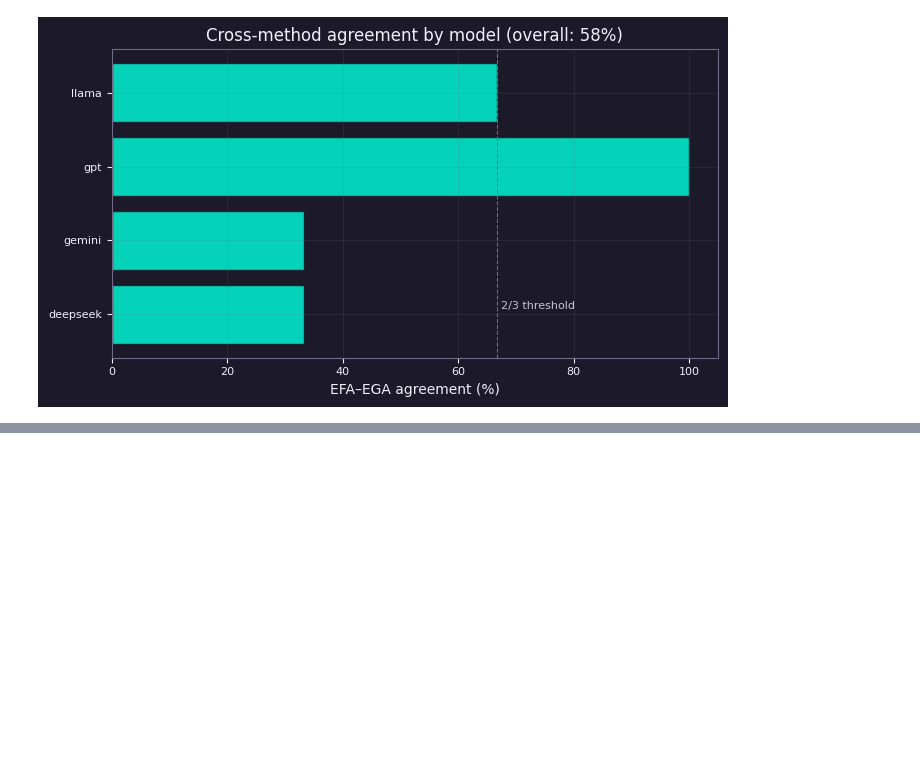
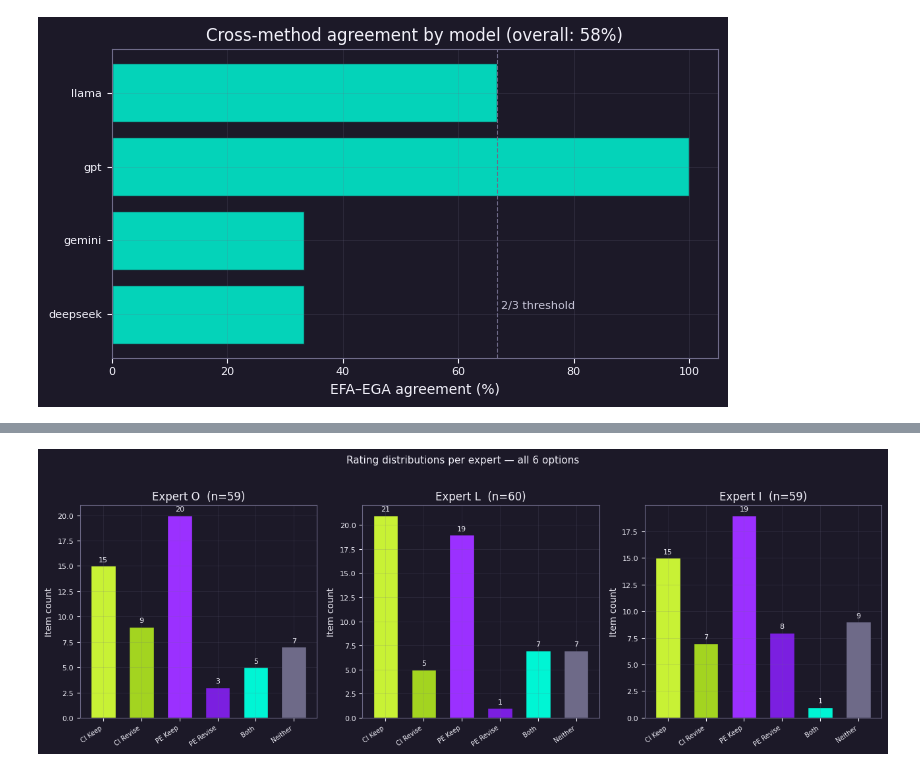
Before and after one commit to Holly-olly/item-forge, a Jupyter notebook: item_forge.ipynb, the cells around one changed output, grey strips where cells are left out. Drawn from its saved outputs; the diff is of its cells as text; code cells hidden in the pictures; blank space fills up the shorter version.

```diff
--- a/item_forge.ipynb
+++ b/item_forge.ipynb
@@ -2711,0 +2882,34 @@ else:
+# %%
+RATING_COLORS = {
+    'CI Keep':   P['lime'],    'CI Revise': P['limeMid'],
+    'PE Keep':   P['violet'],  'PE Revise': P['violetMid'],
+    'Both':      P['cyan'],    'Neither':   P['slate'],
+}
+
+fig, axes = plt.subplots(1, 3, figsize=(13, 4.5))
+_style(fig, *axes)
+
+for ax, exp in zip(axes, EXPERTS):
+    rated  = master[master[exp].notna()]
+    counts = rated[exp].value_counts().reindex(CATEGORIES, fill_value=0)
+    colors = [RATING_COLORS[c] for c in CATEGORIES]
+    bars   = ax.bar(range(len(CATEGORIES)), counts.values,
+                    color=colors, edgecolor=P['deep'], width=0.65)
+    for bar, v in zip(bars, counts.values):
+        if v > 0:
+            ax.text(bar.get_x() + bar.get_width()/2, v + 0.3, str(v),
+                    ha='center', va='bottom', color=P['white'], fontsize=8)
+    ax.set_xticks(range(len(CATEGORIES)))
+    ax.set_xticklabels(CATEGORIES, rotation=35, ha='right', fontsize=7)
+    lbl = exp.replace('Expert_', 'Expert ')
+    ax.set_title(f'{lbl}  (n={len(rated)})', color=P['white'])
+    ax.set_ylabel('Item count')
+
+fig.suptitle('Rating distributions per expert — all 6 options',
+             color=P['white'], fontsize=11, y=1.02)
+plt.tight_layout()
+plt.savefig('outputs/figures/chart_rating_distributions.png',
+            dpi=150, bbox_inches='tight', facecolor=P['deep'])
+plt.show()
+# %% [output]
+[figure, added]
```
Also changed, not shown: parts of 19 cells of this notebook, 11 other files.
